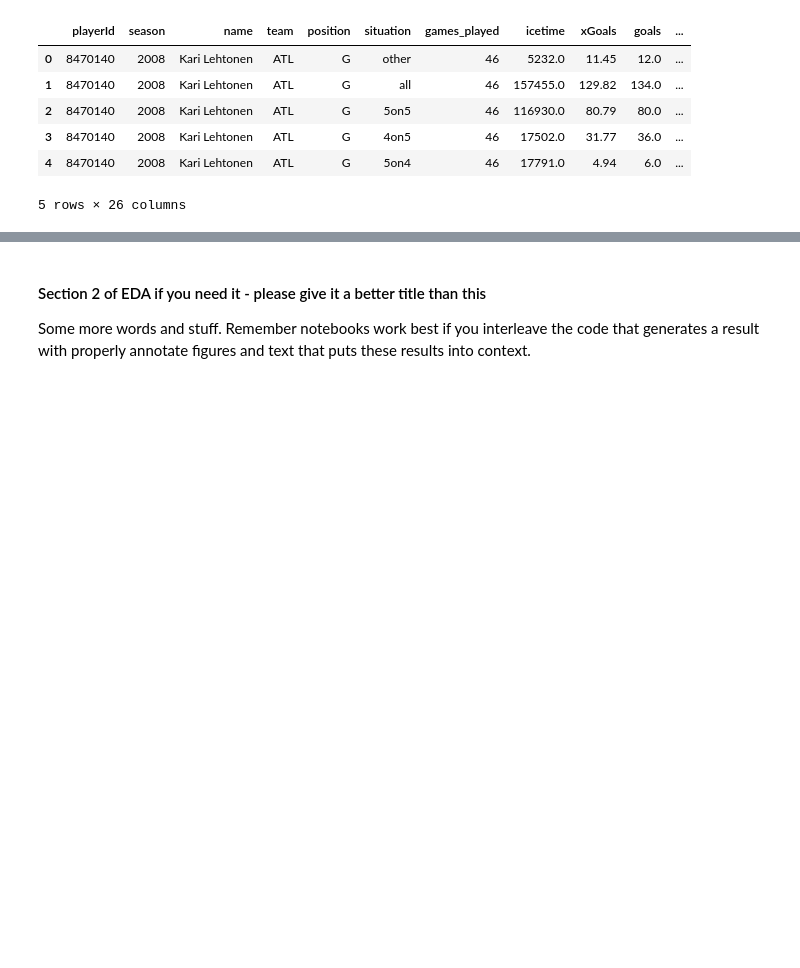
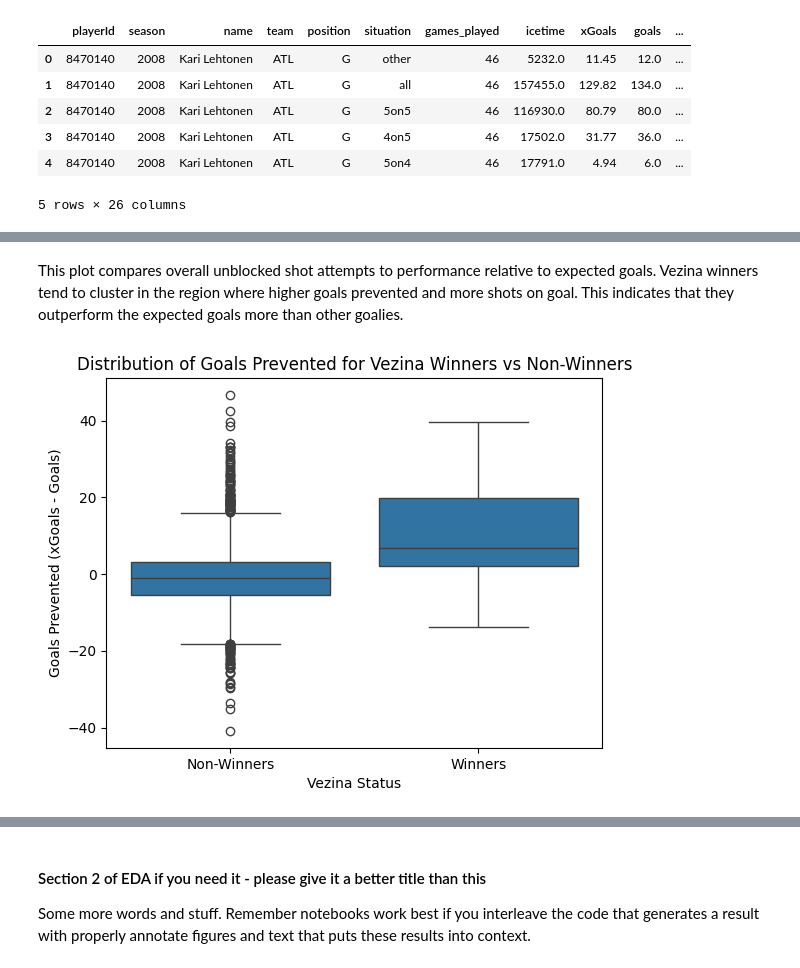
Before and after one commit to COGS108/Group118_WI26, a Jupyter notebook: 02-EDACheckpoint.ipynb, the cells around one changed output, grey strips where cells are left out. Saved outputs shown, nothing was run; the diff lists cells and outputs as text; code cells hidden in the pictures; blank space fills up the shorter version.

```diff
--- a/02-EDACheckpoint.ipynb
+++ b/02-EDACheckpoint.ipynb
@@ -256,0 +257,13 @@ plt.show()
+# %% [markdown]
+This plot compares overall unblocked shot attempts to performance relative to expected goals. Vezina winners tend to cluster in the region where higher goals prevented and more shots on goal. This indicates that they outperform the expected goals more than other goalies.
+# %%
+g_all_data
+
+winners_vs_nonwinners_goals_prevented_plot = sns.boxplot(data=g_all_data, x = 'is_vezina_winner', y = 'goals_prevented')
+plt.xticks([0,1], ['Non-Winners', 'Winners'])
+plt.xlabel('Vezina Status')
+plt.ylabel('Goals Prevented (xGoals - Goals)')
+plt.title('Distribution of Goals Prevented for Vezina Winners vs Non-Winners')
+plt.show()
+# %% [output]
+[figure, added]
```
Also changed, not shown: parts of 4 cells of this notebook.
